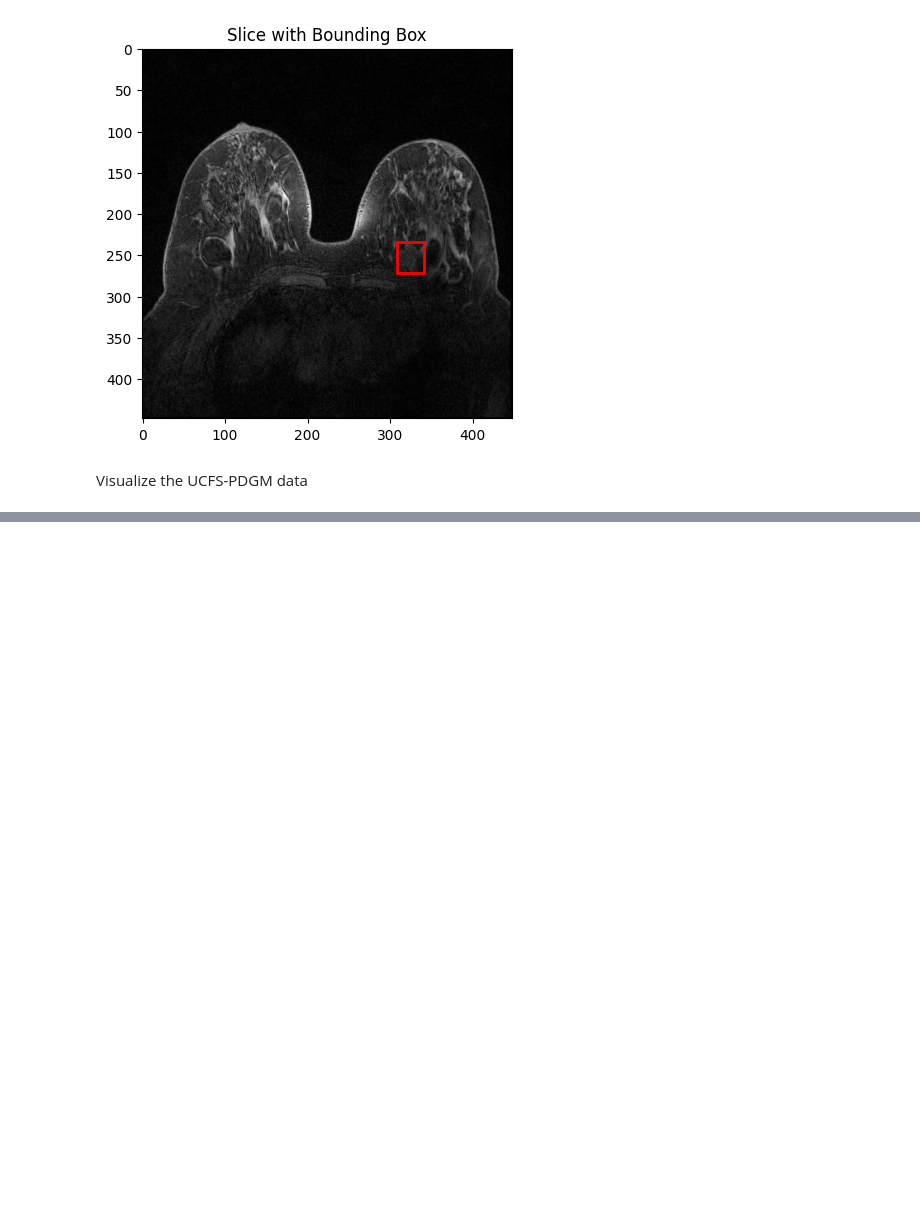
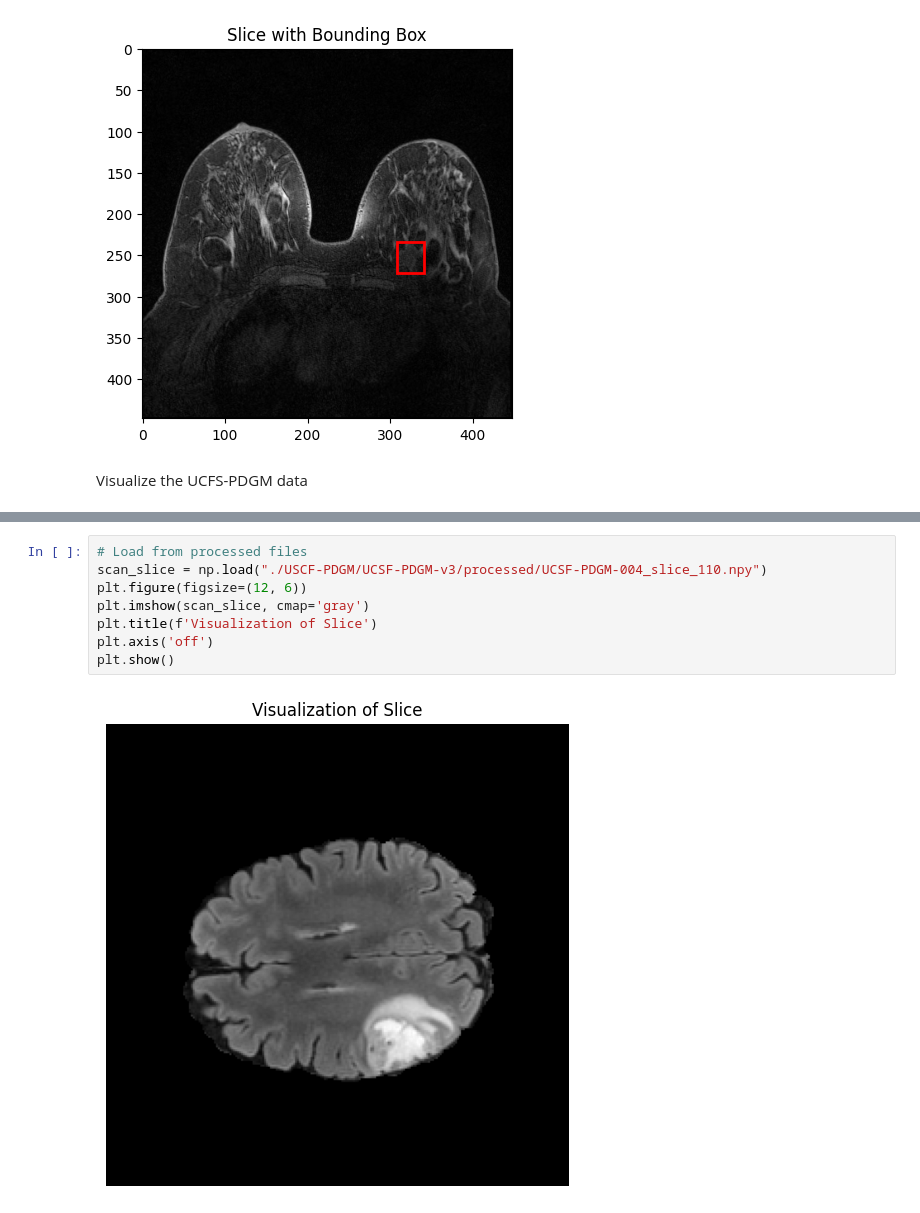
Before and after one commit to lotterlab/recon_bias, a Jupyter notebook: dataset_exploration/image_visualization.ipynb, the cells around one changed output, grey strips where cells are left out. Saved outputs shown, nothing was run; the diff lists cells and outputs as text; blank space fills up the shorter version.

Commit message:
Added script to process images, inclueded an example of undersampling

```diff
--- a/dataset_exploration/image_visualization.ipynb
+++ b/dataset_exploration/image_visualization.ipynb
@@ -159,0 +280,10 @@ display_slice(segmentation_image, slice_index, title="Tumor Segmentation")
+# %%
+# Load from processed files
+scan_slice = np.load("./USCF-PDGM/UCSF-PDGM-v3/processed/UCSF-PDGM-004_slice_110.npy")
+plt.figure(figsize=(12, 6))
+plt.imshow(scan_slice, cmap='gray')
+plt.title(f'Visualization of Slice')
+plt.axis('off')
+plt.show()
+# %% [output]
+[figure, added]
```
Also changed, not shown: parts of 2 cells of this notebook, 1 other file.
